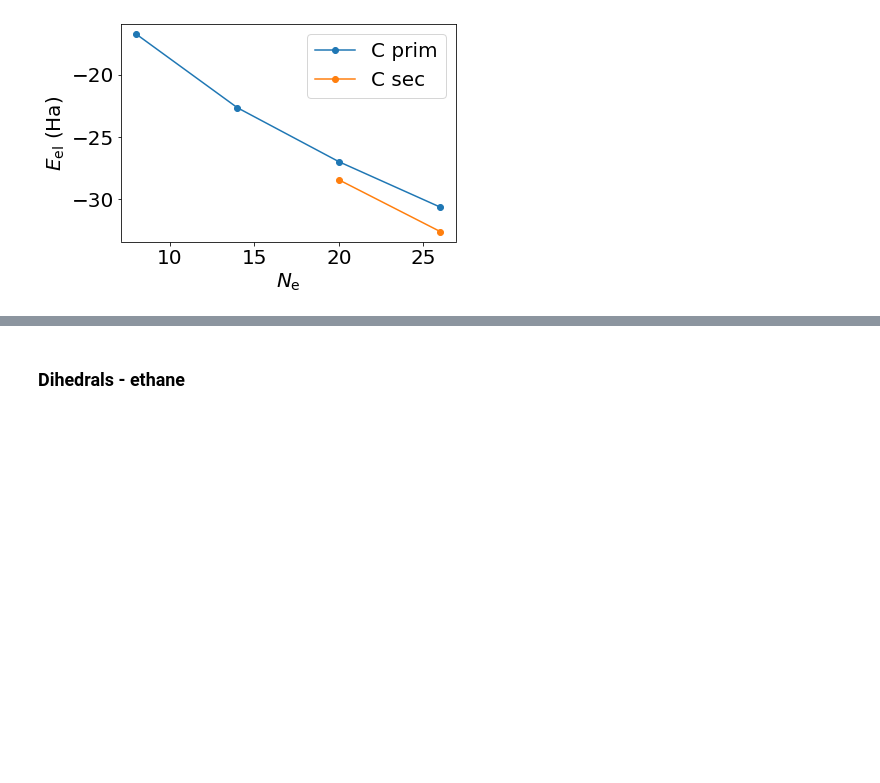
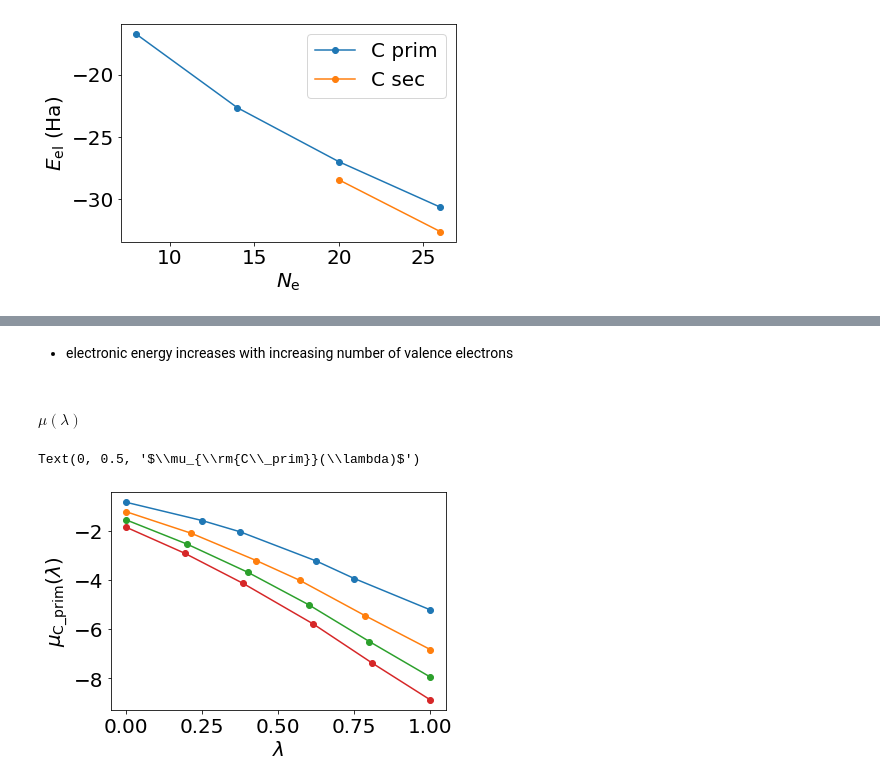
Before and after one commit to ferchault/APDFT, a Jupyter notebook: prototyping/atomic_energies/analysis/number_ve/analyse_energies.ipynb, the cells around one changed output, grey strips where cells are left out. Drawn from its saved outputs; the diff is of its cells as text; code cells hidden in the pictures; blank space fills up the shorter version.

```diff
--- a/prototyping/atomic_energies/analysis/number_ve/analyse_energies.ipynb
+++ b/prototyping/atomic_energies/analysis/number_ve/analyse_energies.ipynb
@@ -719,7 +99,0 @@ plt.savefig('/home/misa/projects/atomic-energies/figures/butanol_geometry/dihedr
-# %%
-plt.rcParams['figure.figsize'] = [6,4]
-plt.rcParams['font.size'] = 20
-plt.plot(angle, e_npbc-nuc_rep, '-o', color='black')
-plt.xlabel(r'$\alpha_{\rm{CCCO}}$ (°)')
-plt.ylabel(r'$E_{\rm{el}}$ (Ha)')
-plt.savefig('/home/misa/projects/atomic-energies/figures/butanol_geometry/dihedral_electronic_energy_mol.svg', bbox_inches='tight')
@@ -1008,2 +99,0 @@ fig.tight_layout()
-# %% [markdown]
-### Dihedrals - ethane
@@ -1032,25 +100,18 @@ e_scaled = np.array(e_scaled)
-# %%
-plt.rcParams['figure.figsize'] = [8,8]
-plt.rcParams['font.size'] = 15
-fig, ax = plt.subplots(4)
-ax[0].plot(angle, e_npbc, '-o')
-ax[0].set_ylabel('E (Ha)')
-
-#plt.plot(angle,e_npbc, '-o', label='npbc')
-ax[1].plot(angle, e_scaled[:,0], '-o')
-ax[1].plot(angle, e_scaled[:,1], '-o')
-
-ax[1].set_ylabel('E_I scaled (Ha)')
-
-ax[2].plot(angle, e_scaled[:,2], '-o')
-ax[2].plot(angle, e_scaled[:,7], '-o')
-ax[2].set_ylabel('E_I scaled (Ha)')
-
-ax[3].plot(angle, e_scaled[:,3], '-o')
-ax[3].plot(angle, e_scaled[:,4], '-o')
-ax[3].plot(angle, e_scaled[:,5], '-o')
-ax[3].plot(angle, e_scaled[:,6], '-o')
-ax[3].set_ylabel('E_I scaled (Ha)')
-ax[3].set_xlabel('dev eq (°)')
-
-fig.tight_layout()
+# %% [markdown]
+- electronic energy increases with increasing number of valence electrons
+# %% [markdown]
+#### $\mu(\lambda)$
+# %%
+plt.rcParams['font.size'] = 20
+fig, ax = plt.subplots(1,1)
+
+ax.plot(data['methane']['lam_vals'], data['methane']['alchpots'][:,-1], '-o')
+ax.plot(data['ethane']['lam_vals'], data['ethane']['alchpots'][:,0], '-o')
+ax.plot(data['propane']['lam_vals'], data['propane']['alchpots'][:,0], '-o')
+ax.plot(data['butane']['lam_vals'], data['butane']['alchpots'][:,0], '-o')
+
+ax.set_xlabel(r'$\lambda$')
+ax.set_ylabel(r'$\mu_{\rm{C\_prim}}(\lambda)$')
+# %% [output]
+Text(0, 0.5, '$\\mu_{\\rm{C\\_prim}}(\\lambda)$')
+[figure, added]
```
Also changed, not shown: parts of 75 cells of this notebook, 1 other file.
